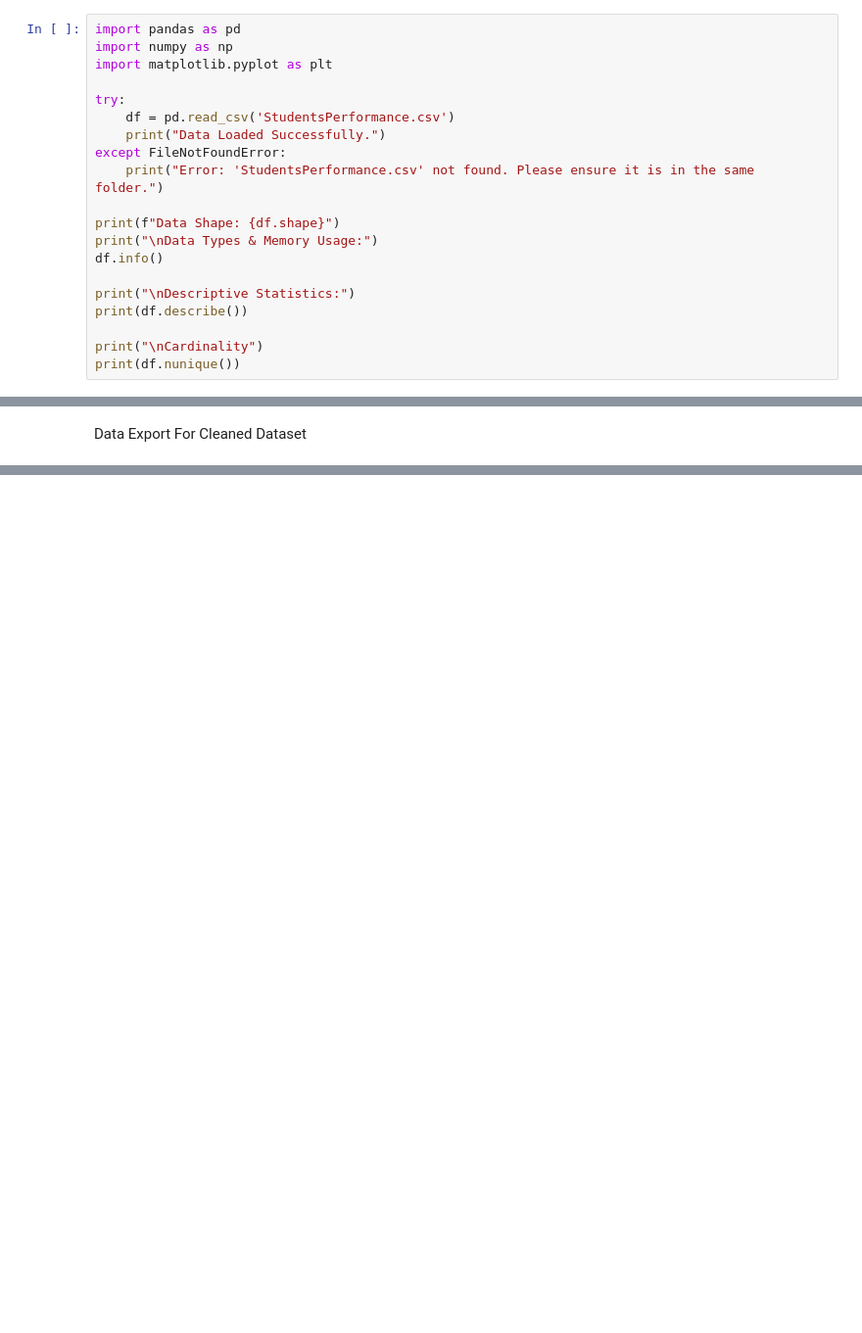
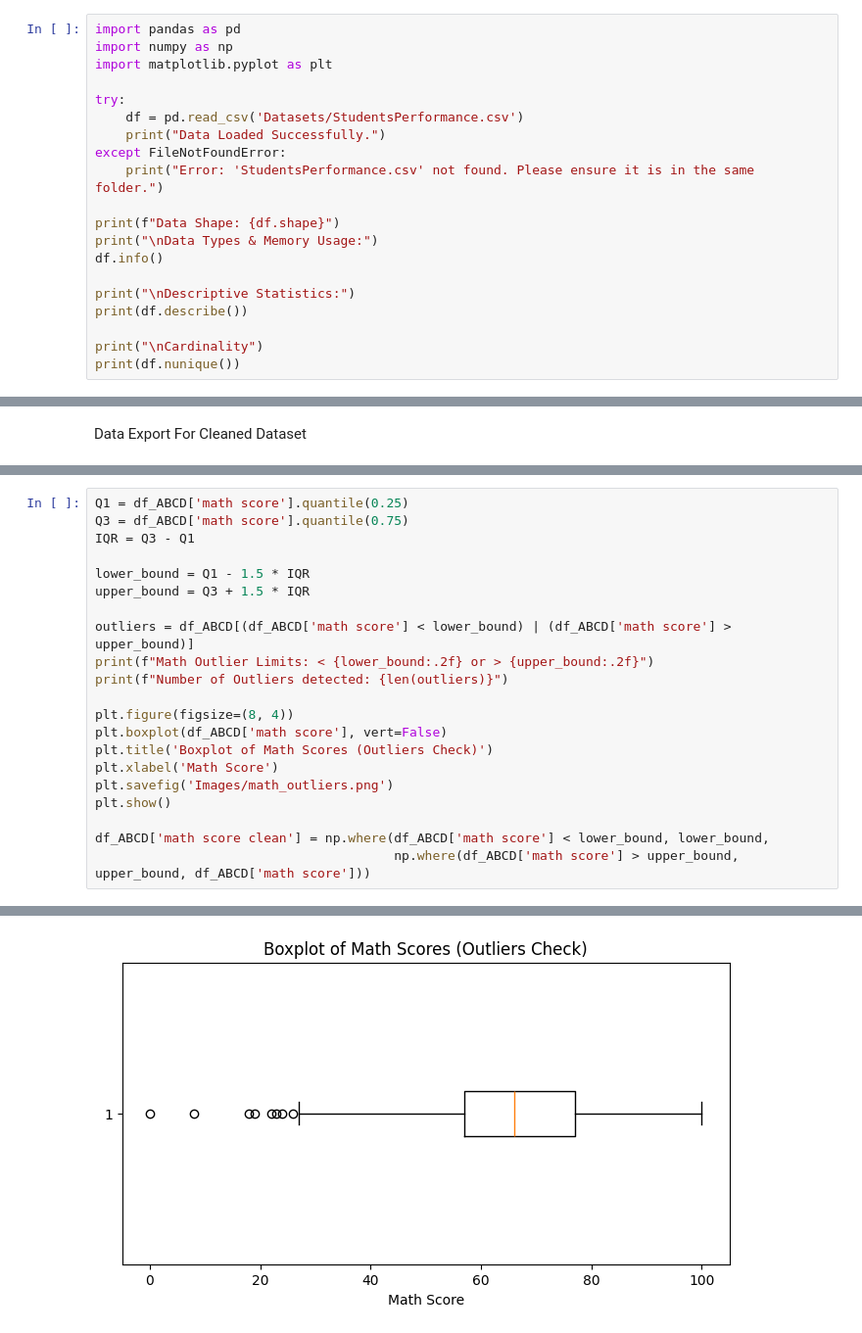
Before and after one commit to Muhammed-Yilmaz2003/Data-analysis-without-AI, a Jupyter notebook: main.ipynb, the cells around one changed output, grey strips where cells are left out. Shown at 98% size. Drawn from its saved outputs; the diff is of its cells as text; blank space fills up the shorter version.

Commit message:
Continue and combine another dataset with pre-existing dataset and Run the ipynb code

```diff
--- a/main.ipynb
+++ b/main.ipynb
@@ -6,7 +6,7 @@ import numpy as np
 import matplotlib.pyplot as plt
 
 try:
-    df = pd.read_csv('StudentsPerformance.csv')
+    df = pd.read_csv('Datasets/StudentsPerformance.csv')
     print("Data Loaded Successfully.")
 except FileNotFoundError:
     print("Error: 'StudentsPerformance.csv' not found. Please ensure it is in the same folder.")
@@ -170,0 +342,22 @@ with pd.ExcelWriter('Summary_Tables.xlsx') as writer:
+# %%
+Q1 = df_ABCD['math score'].quantile(0.25)
+Q3 = df_ABCD['math score'].quantile(0.75)
+IQR = Q3 - Q1
+
+lower_bound = Q1 - 1.5 * IQR
+upper_bound = Q3 + 1.5 * IQR
+
+outliers = df_ABCD[(df_ABCD['math score'] < lower_bound) | (df_ABCD['math score'] > upper_bound)]
+print(f"Math Outlier Limits: < {lower_bound:.2f} or > {upper_bound:.2f}")
+print(f"Number of Outliers detected: {len(outliers)}")
+
+plt.figure(figsize=(8, 4))
+plt.boxplot(df_ABCD['math score'], vert=False)
+plt.title('Boxplot of Math Scores (Outliers Check)')
+plt.xlabel('Math Score')
+plt.savefig('Images/math_outliers.png')
+plt.show()
+
+df_ABCD['math score clean'] = np.where(df_ABCD['math score'] < lower_bound, lower_bound,
+                                       np.where(df_ABCD['math score'] > upper_bound, upper_bound, df_ABCD['math score']))
+# %% [output]
@@ -170,0 +366 @@ with pd.ExcelWriter('Summary_Tables.xlsx') as writer:
+[figure, added]
```
Also changed, not shown: parts of 16 cells of this notebook.
